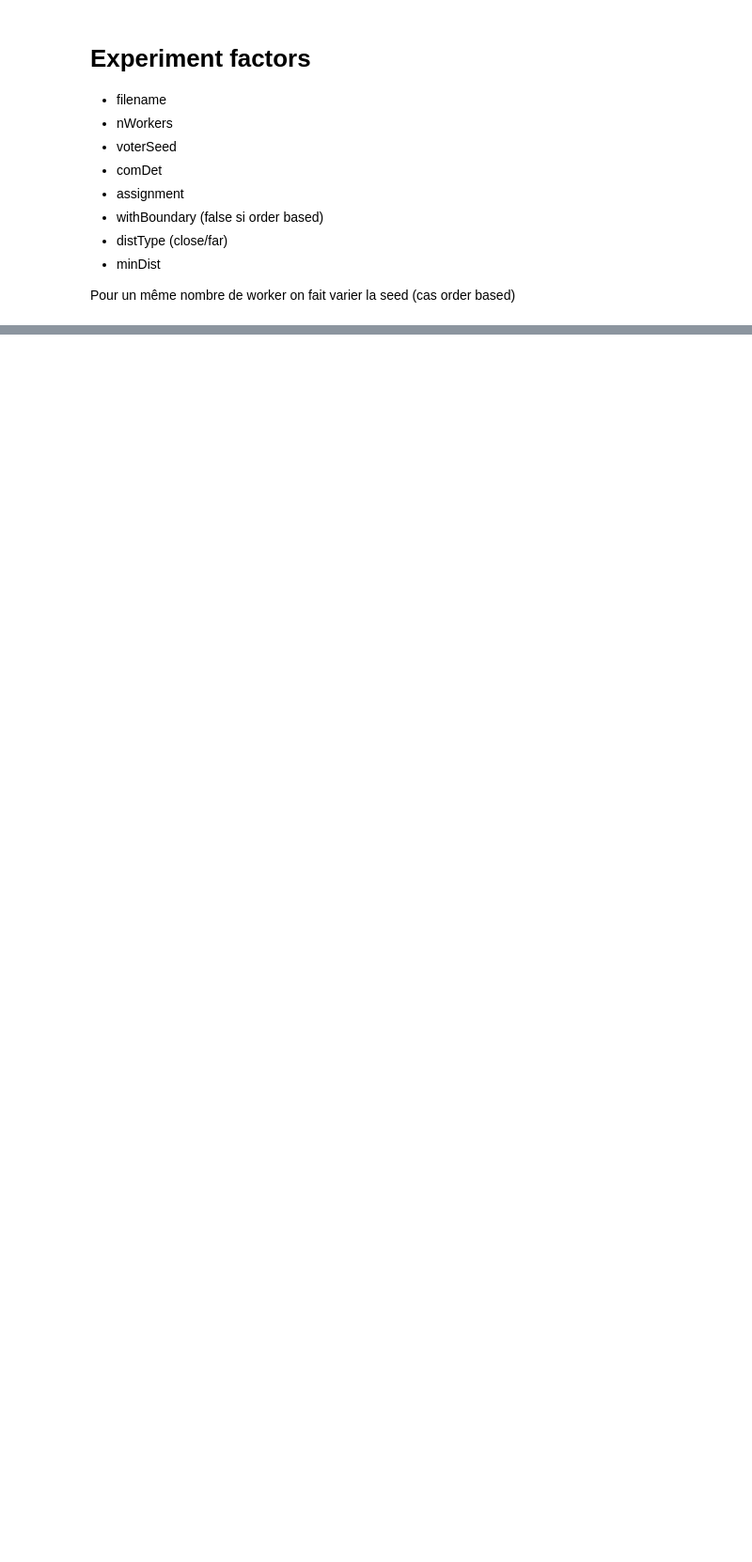
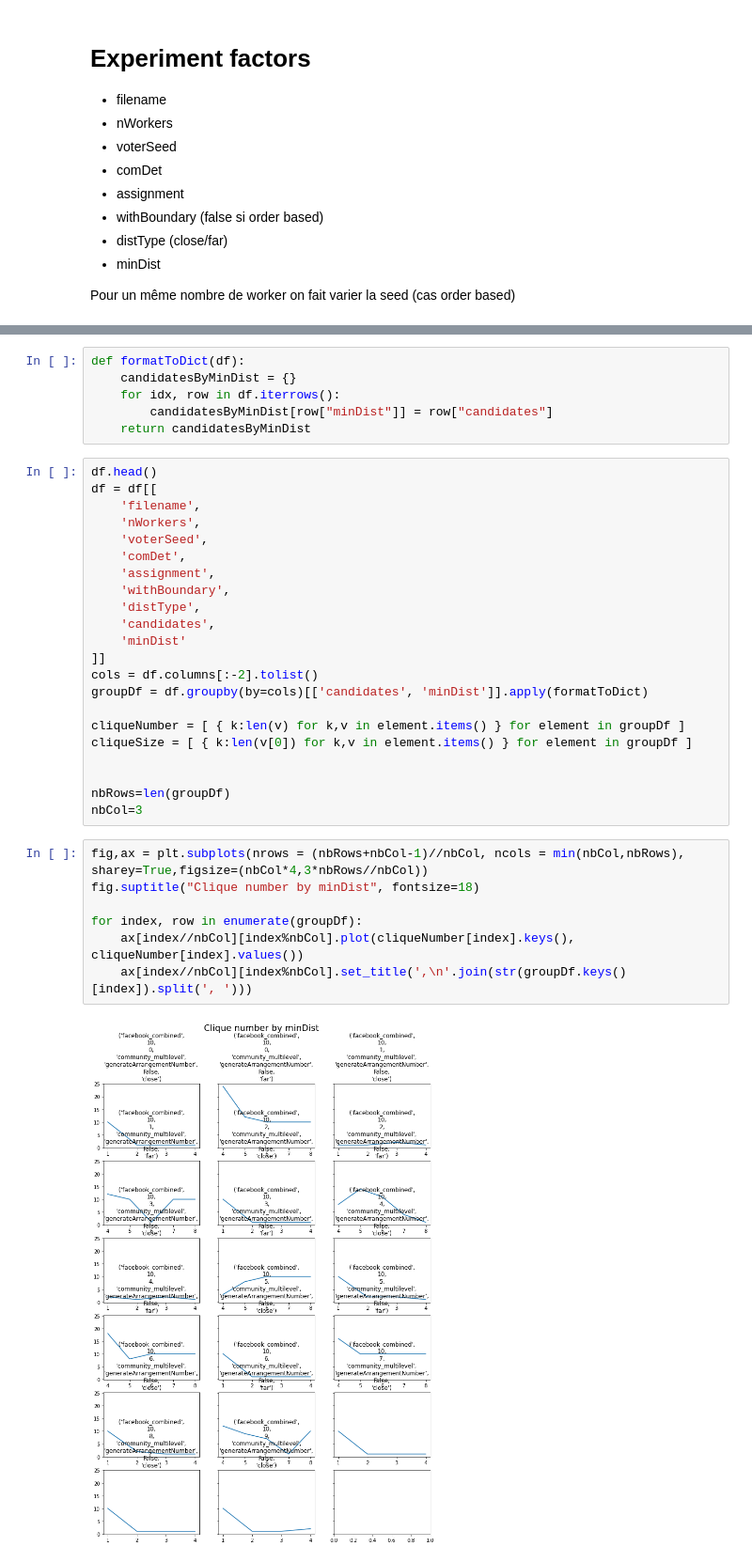
Before and after one commit to mbettinger/collusion-resistant-worker-set-selection, a Jupyter notebook: notebooks/experimentation_analysis.ipynb, the cells around one changed output, grey strips where cells are left out. Shown at 94% size. Saved outputs shown, nothing was run; the diff lists cells and outputs as text; blank space fills up the shorter version.

Commit message:
Clique Size and Clique Number by minDist

```diff
--- a/notebooks/experimentation_analysis.ipynb
+++ b/notebooks/experimentation_analysis.ipynb
@@ -130,0 +135,37 @@ for index, column in enumerate(df2.columns):
+# %%
+def formatToDict(df):
+    candidatesByMinDist = {}
+    for idx, row in df.iterrows():
+        candidatesByMinDist[row["minDist"]] = row["candidates"]
+    return candidatesByMinDist
+# %%
+df.head()
+df = df[[
+    'filename',
+    'nWorkers',
+    'voterSeed',
+    'comDet',
+    'assignment',
+    'withBoundary',
+    'distType',
+    'candidates',
+    'minDist'
+]]
+cols = df.columns[:-2].tolist()
+groupDf = df.groupby(by=cols)[['candidates', 'minDist']].apply(formatToDict)
+
+cliqueNumber = [ { k:len(v) for k,v in element.items() } for element in groupDf ]
+cliqueSize = [ { k:len(v[0]) for k,v in element.items() } for element in groupDf ]
+
+
+nbRows=len(groupDf)
+nbCol=3
+# %%
+fig,ax = plt.subplots(nrows = (nbRows+nbCol-1)//nbCol, ncols = min(nbCol,nbRows), sharey=True,figsize=(nbCol*4,3*nbRows//nbCol))
+fig.suptitle("Clique number by minDist", fontsize=18)
+
+for index, row in enumerate(groupDf):
+    ax[index//nbCol][index%nbCol].plot(cliqueNumber[index].keys(), cliqueNumber[index].values())
+    ax[index//nbCol][index%nbCol].set_title(',\n'.join(str(groupDf.keys()[index]).split(', ')))
+# %% [output]
+[figure, added]
```
Also changed, not shown: parts of 7 cells of this notebook.
